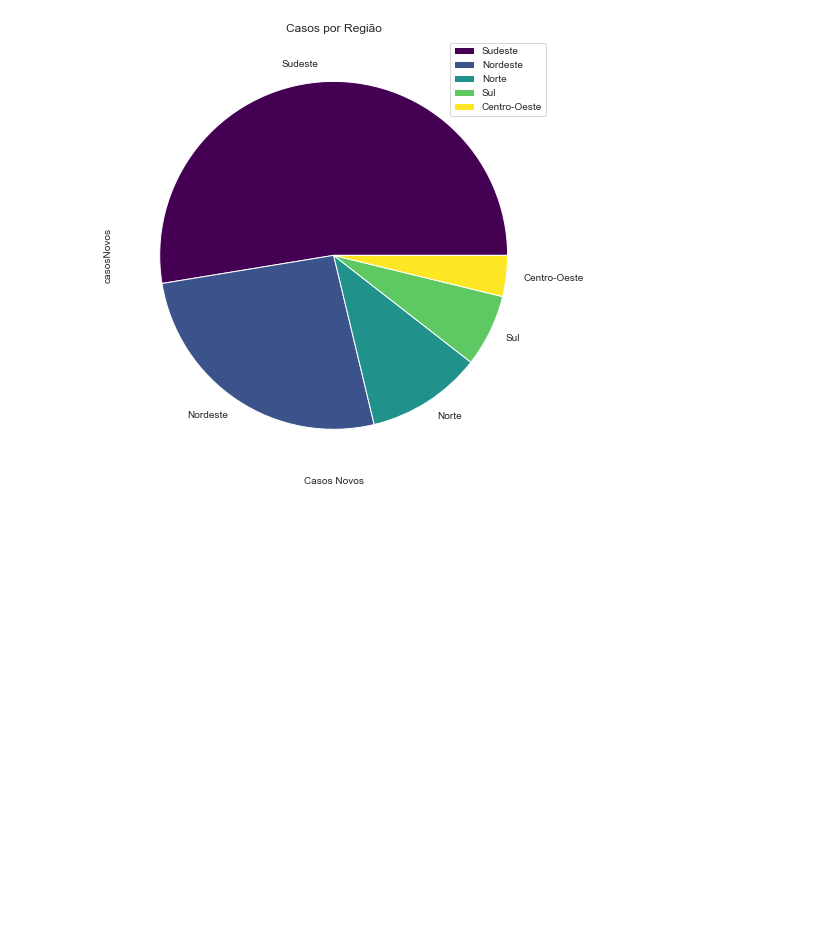
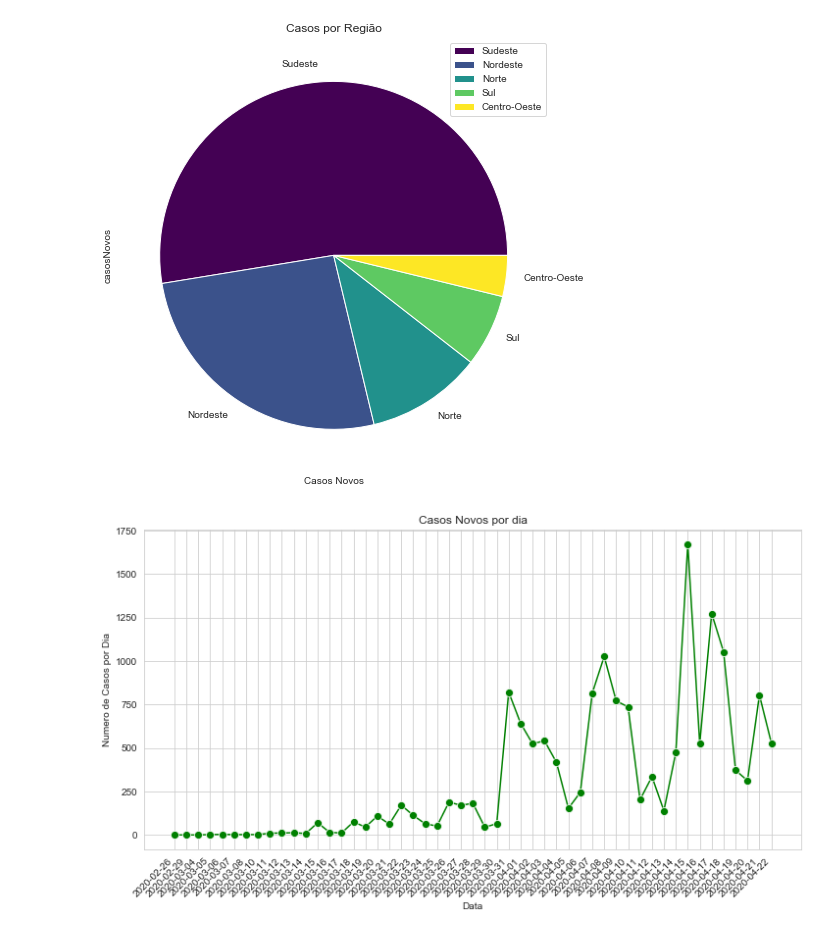
Before and after one commit to Rafaelcerq28/Analise_Covid-19, a Jupyter notebook: Untitled.ipynb, the cells around one changed output. Drawn from its saved outputs; the diff is of its cells as text; code cells hidden in the pictures; blank space fills up the shorter version.

Commit message:
criacao do grafico de linha

```diff
--- a/Untitled.ipynb
+++ b/Untitled.ipynb
@@ -116,0 +119,15 @@ Centro-Oeste        1742
+# %%
+#Fazer grafico de casos por dia
+casosNovos = cv_sp[cv_sp['casosNovos'] >= 1]['casosNovos']
+plt.figure(figsize=(12,6))
+sns.lineplot(x='data',y=casosNovos,data=cv_sp,marker='o',markersize=8,color='green')
+
+plt.xticks(rotation=45, horizontalalignment='right')
+plt.title('Casos Novos por dia')
+plt.ylabel('Numero de Casos por Dia')
+plt.xlabel('Data')
+
+
+plt.show()
+# %% [output]
+[figure, added]
```
Also changed, not shown: parts of 3 cells of this notebook.
